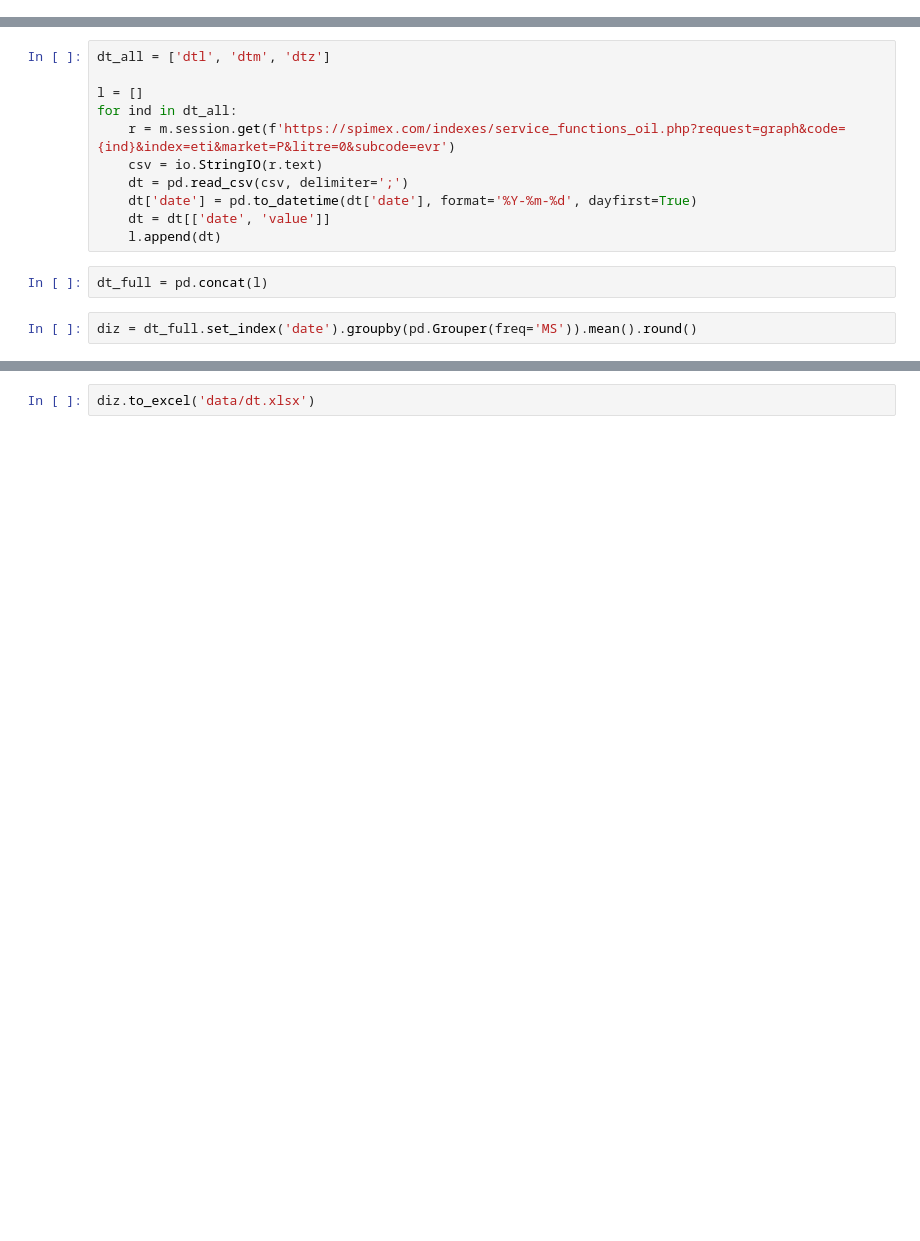
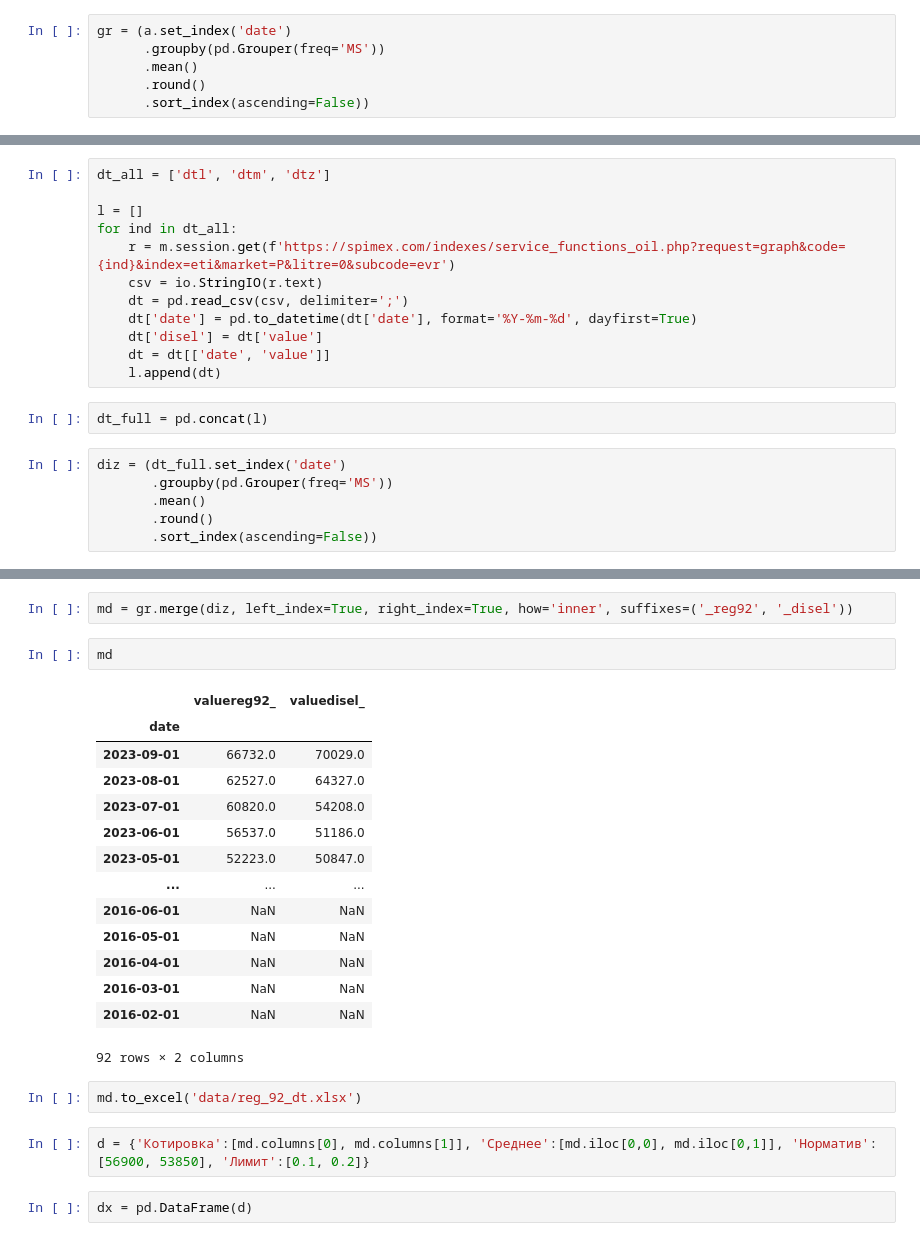
Before and after one commit to oleg-wl/geolfond, a Jupyter notebook: currency.ipynb, the cells around one changed output, grey strips where cells are left out. Cells and saved outputs as stored; diff of their text form; blank space fills up the shorter version.

```diff
--- a/currency.ipynb
+++ b/currency.ipynb
@@ -265,0 +210,6 @@ gr.round().to_excel('data/regular-92.xlsx')
+# %%
+gr = (a.set_index('date')
+      .groupby(pd.Grouper(freq='MS'))
+      .mean()
+      .round()
+      .sort_index(ascending=False))
@@ -272,9 +227,14 @@ for ind in dt_all:
     csv = io.StringIO(r.text)
     dt = pd.read_csv(csv, delimiter=';')
     dt['date'] = pd.to_datetime(dt['date'], format='%Y-%m-%d', dayfirst=True)
+    dt['disel'] = dt['value']
     dt = dt[['date', 'value']]
     l.append(dt)
 # %%
 dt_full = pd.concat(l)
 # %%
-diz = dt_full.set_index('date').groupby(pd.Grouper(freq='MS')).mean().round()
+diz = (dt_full.set_index('date')
+       .groupby(pd.Grouper(freq='MS'))
+       .mean()
+       .round()
+       .sort_index(ascending=False))
@@ -281,2 +258,25 @@ diz = dt_full.set_index('date').groupby(pd.Grouper(freq='MS')).mean().round()
+# %%
+md = gr.merge(diz, left_index=True, right_index=True, how='inner', suffixes=('_reg92', '_disel'))
+# %%
+md
+# %% [output]
+|  | valuereg92_ | valuedisel_ |
+| date |  |  |
+| 2023-09-01 | 66732.0 | 70029.0 |
+| 2023-08-01 | 62527.0 | 64327.0 |
+| 2023-07-01 | 60820.0 | 54208.0 |
+| 2023-06-01 | 56537.0 | 51186.0 |
+| 2023-05-01 | 52223.0 | 50847.0 |
+| ... | ... | ... |
+| 2016-06-01 | NaN | NaN |
+| 2016-05-01 | NaN | NaN |
+| 2016-04-01 | NaN | NaN |
+| 2016-03-01 | NaN | NaN |
+| 2016-02-01 | NaN | NaN |
+92 rows × 2 columns
 # %%
-diz.to_excel('data/dt.xlsx')
+md.to_excel('data/reg_92_dt.xlsx')
+# %%
+d = {'Котировка':[md.columns[0], md.columns[1]], 'Среднее':[md.iloc[0,0], md.iloc[0,1]], 'Норматив':[56900, 53850], 'Лимит':[0.1, 0.2]}
+# %%
+dx = pd.DataFrame(d)
```
Also changed, not shown: parts of 21 cells of this notebook, 5 other files.
